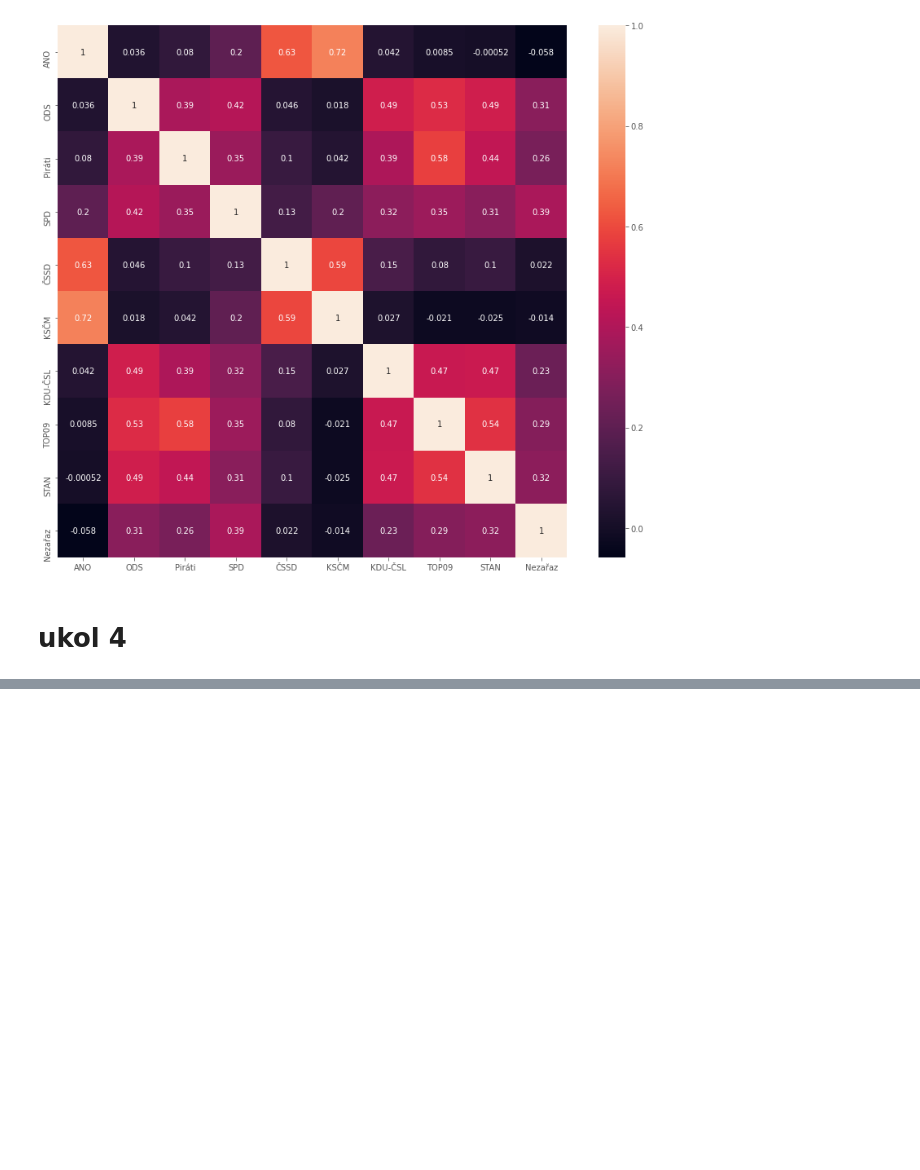
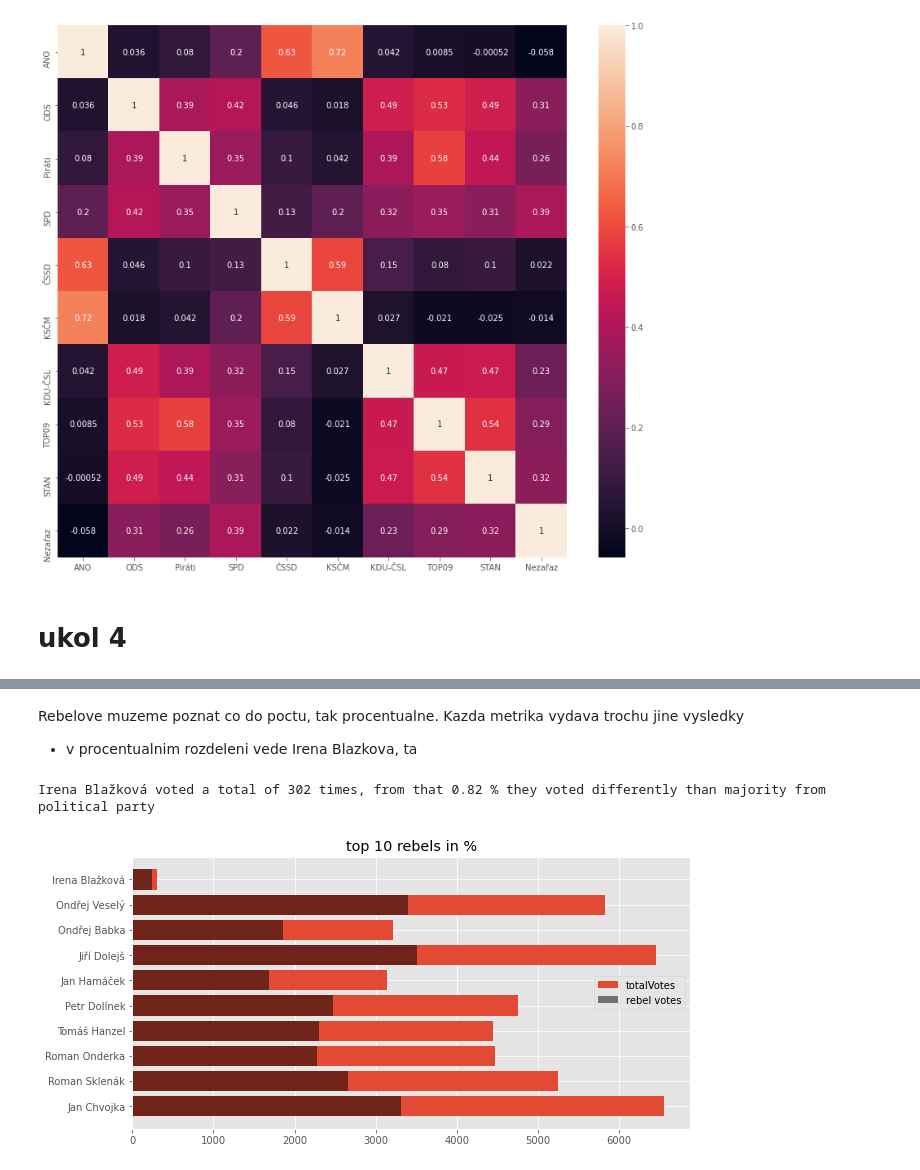
Before and after one commit to xuthang/bi-vzd, a Jupyter notebook: 01/homework_01_B201.ipynb, the cells around one changed output, grey strips where cells are left out. Saved outputs shown, nothing was run; the diff lists cells and outputs as text; code cells hidden in the pictures; blank space fills up the shorter version.

Commit message:
graph of rebels

```diff
--- a/01/homework_01_B201.ipynb
+++ b/01/homework_01_B201.ipynb
@@ -376,10 +376,9 @@ for party in parties:
 # %% [markdown]
 # ukol 3
 # %%
-def getVote(party, topicID) :
+def getVote(party, topicID, pickDF = df) :
     maxVal = (typesOfVotes[1], -1)
-    _tmpiddf = df[df['topicID'] == topicID]
-    _partyVoteDF = _tmpiddf[_tmpiddf['political party'] == party]
+    _partyVoteDF = pickDF[ (pickDF['topicID'] == topicID) & (pickDF['political party'] == party)]
     _d = {}
     for v in _partyVoteDF['vote'].unique():
         _d[v] = 0
@@ -391,11 +390,13 @@ def getVote(party, topicID) :
             maxVal = (i, _d[i])
     return maxVal[0]
 # %%
-d = {}
+voteResults = {}
 for party in parties:
     l = []
+    partyDF = df[df['political party'] == party]
     for topic in df['topicID'].unique():
-        res = getVote(party, topic)
+        searchDF = partyDF[partyDF['topicID'] == topic]
+        res = getVote(party, topic, searchDF)
         l.append(2 if(res == "") else typesOfVotes.index(res))
-    d[party] = l
+    voteResults[party] = l
 # %%
@@ -460,0 +477,40 @@ for party in parties:
+# %%
+count2 = {}
+
+for k in count:
+    tmpDF = df[(df['name'] == k ) & (~df['vote'].isin(DAlist))]
+    newVal = count[]/ len( tmpDF.index)
+    count2[k] = newVal
+# %% [markdown]
+Rebelove muzeme poznat co do poctu, tak procentualne. Kazda metrika vydava trochu jine vysledky
+
+* v procentualnim rozdeleni vede Irena Blazkova, ta
+# %%
+topRebel = max(count2, key=count2.get)
+
+print(topRebel, 'voted a total of', len(df[ (df['name'] == topRebel) & (~df['vote'].isin(DAlist))].index), 'times, from that',
+     "{:.2f}".format(count2[topRebel]), '% they voted differently than majority from political party')
+
+topAmount = 10
+rebelsList = sorted(list(count2.keys()))
+topList = sorted(count2.items(), key = lambda x: x[1], reverse=True)[:topAmount]
+topListTotalVote = [
+    len(df[ (df['name'] == x[0]) & (~df['vote'].isin(DAlist))].index)
+        for x in topList]
+
+plt.figure(figsize=(10, 5))
+indices = np.flip(np.arange(topAmount))
+plt.barh(indices,topListTotalVote, tick_label = [x[0] for x in topList], label = 'totalVotes' )
+
+width = 0.8
+plt.barh(indices,
+         [x[1]*x[0][1] for x in zip(topList, topListTotalVote)],
+        tick_label = [x[0] for x in topList],
+        alpha=0.5,
+        color='black', label='rebel votes')
+plt.title('top ' + str(topAmount) + ' rebels in %' )
+plt.legend()
+plt.show()
+# %% [output]
+Irena Blažková voted a total of 302 times, from that 0.82 % they voted differently than majority from political party
+[figure, added]
```
Also changed, not shown: parts of 10 cells of this notebook.
